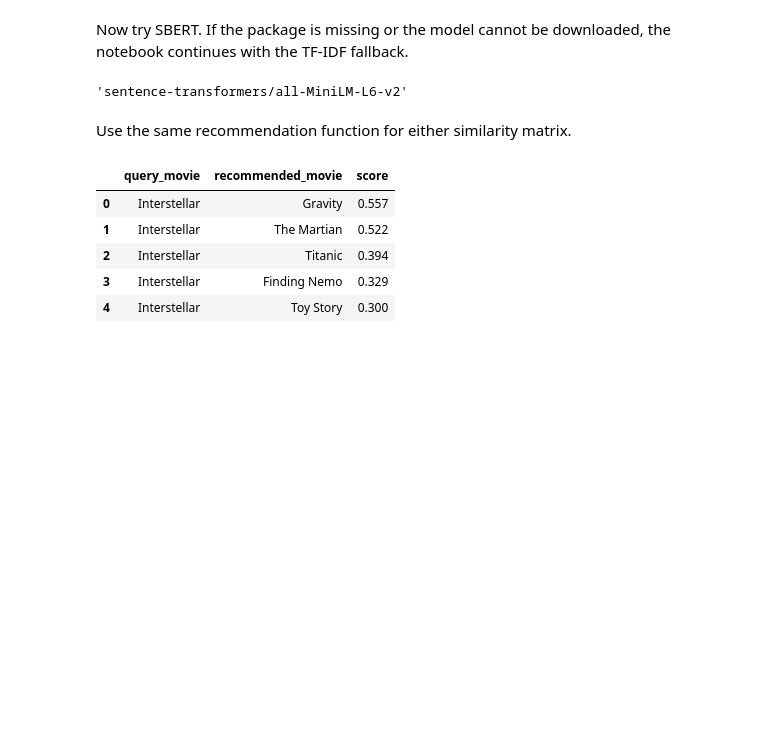
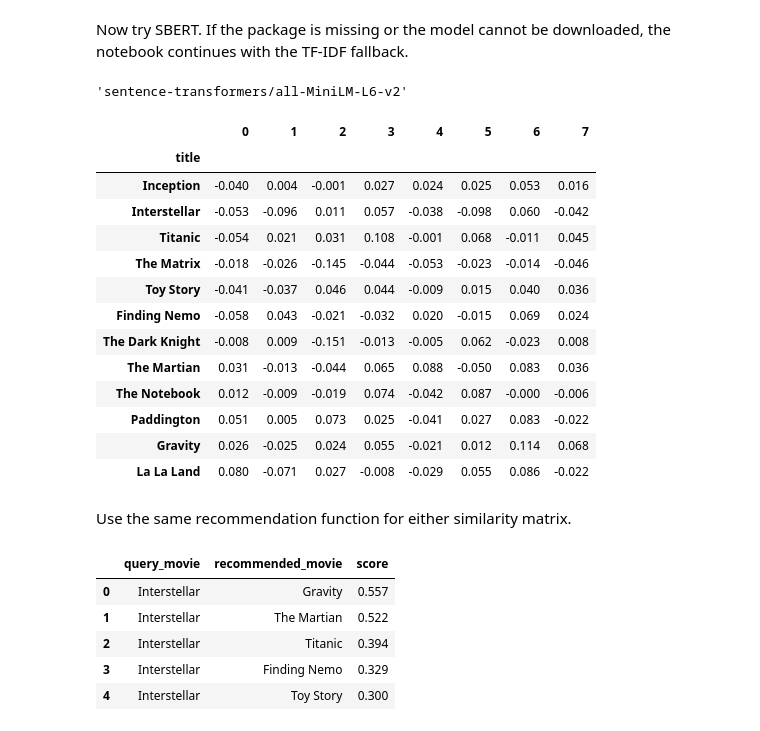
Before and after one commit to MehrdadJalali-AI/RecommenderSystems, a Jupyter notebook: chapter_02_content_based/05_sbert_semantic_recommender.ipynb, the cells around one changed output. Cells and saved outputs as stored; diff of their text form; code cells hidden in the pictures; blank space fills up the shorter version.

```diff
--- a/chapter_02_content_based/05_sbert_semantic_recommender.ipynb
+++ b/chapter_02_content_based/05_sbert_semantic_recommender.ipynb
@@ -51,13 +83,13 @@ tfidf_similarity = cosine_similarity(tfidf_matrix)
 Now try SBERT. If the package is missing or the model cannot be downloaded, the notebook continues with the TF-IDF fallback.
 # %%
 # Teaching note: Compute semantic similarity between movies from the chosen embedding matrix.
-embedding_source = "tfidf fallback"
-sbert_similarity = tfidf_similarity
+embedding_source = "tfidf fallback" #Sets the default method name to TF-IDF fallback.
+sbert_similarity = tfidf_similarity #Uses TF-IDF similarity as the default similarity matrix.
 
 try:
-    from sentence_transformers import SentenceTransformer
-    model = SentenceTransformer("all-MiniLM-L6-v2")
-    embeddings = model.encode(movies["semantic_text"].tolist(), show_progress_bar=False)
+    from sentence_transformers import SentenceTransformer #Imports the SBERT library.
+    model = SentenceTransformer("all-MiniLM-L6-v2") #Loads a small pre-trained sentence embedding model.
+    embeddings = model.encode(movies["semantic_text"].tolist(), show_progress_bar=True) #Converts each movie text into a dense semantic embedding vector.
     # Cosine similarity turns vectors into pairwise recommendation scores.
     sbert_similarity = cosine_similarity(embeddings)
     embedding_source = "sentence-transformers/all-MiniLM-L6-v2"
@@ -69,6 +101,30 @@ except Exception as exc:
 embedding_source
 # %% [output]
 'sentence-transformers/all-MiniLM-L6-v2'
+# %%
+#Each movie is now represented as a dense numerical vector. These numbers do not have direct word meanings, but together they capture semantic meaning.
+
+embedding_table = pd.DataFrame(
+    embeddings,
+    index=movies["title"]
+)
+
+embedding_table.iloc[:, :8].round(3)
+# %% [output]
+|  | 0 | 1 | 2 | 3 | 4 | 5 | 6 | 7 |
+| title |  |  |  |  |  |  |  |  |
+| Inception | -0.040 | 0.004 | -0.001 | 0.027 | 0.024 | 0.025 | 0.053 | 0.016 |
+| Interstellar | -0.053 | -0.096 | 0.011 | 0.057 | -0.038 | -0.098 | 0.060 | -0.042 |
+| Titanic | -0.054 | 0.021 | 0.031 | 0.108 | -0.001 | 0.068 | -0.011 | 0.045 |
+| The Matrix | -0.018 | -0.026 | -0.145 | -0.044 | -0.053 | -0.023 | -0.014 | -0.046 |
+| Toy Story | -0.041 | -0.037 | 0.046 | 0.044 | -0.009 | 0.015 | 0.040 | 0.036 |
+| Finding Nemo | -0.058 | 0.043 | -0.021 | -0.032 | 0.020 | -0.015 | 0.069 | 0.024 |
+| The Dark Knight | -0.008 | 0.009 | -0.151 | -0.013 | -0.005 | 0.062 | -0.023 | 0.008 |
+| The Martian | 0.031 | -0.013 | -0.044 | 0.065 | 0.088 | -0.050 | 0.083 | 0.036 |
+| The Notebook | 0.012 | -0.009 | -0.019 | 0.074 | -0.042 | 0.087 | -0.000 | -0.006 |
+| Paddington | 0.051 | 0.005 | 0.073 | 0.025 | -0.041 | 0.027 | 0.083 | -0.022 |
+| Gravity | 0.026 | -0.025 | 0.024 | 0.055 | -0.021 | 0.012 | 0.114 | 0.068 |
+| La La Land | 0.080 | -0.071 | 0.027 | -0.008 | -0.029 | 0.055 | 0.086 | -0.022 |
 # %% [markdown]
 Use the same recommendation function for either similarity matrix.
 # %%
```
Also changed, not shown: parts of 7 cells of this notebook.
